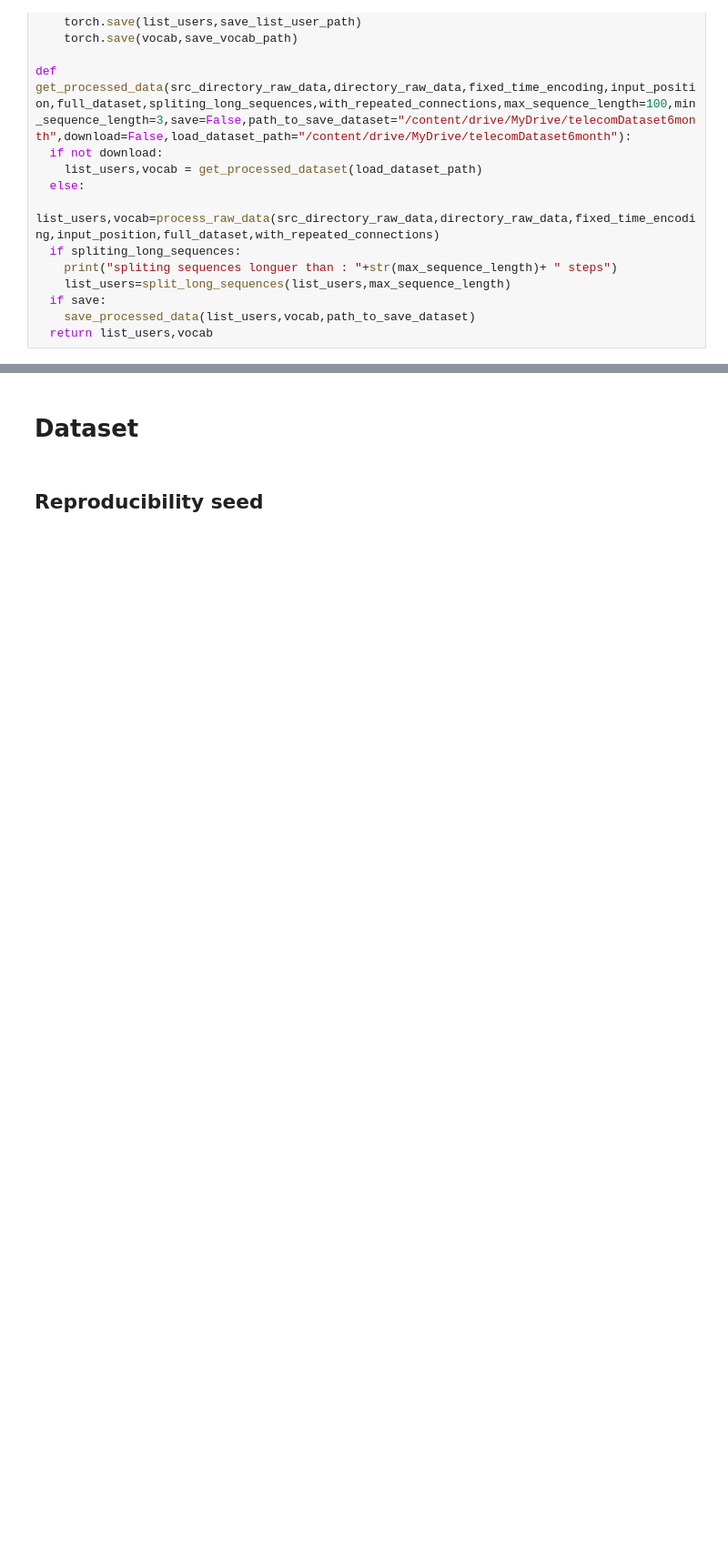
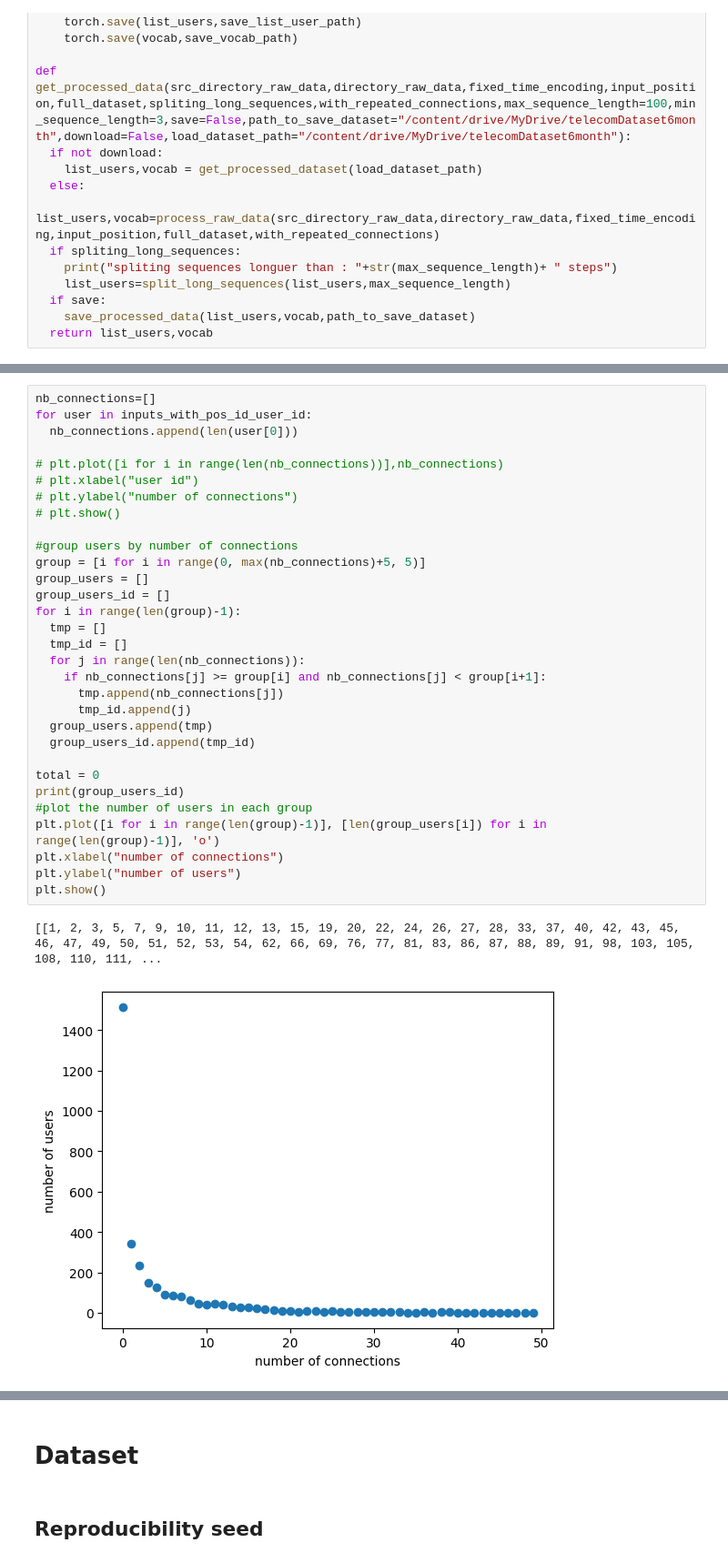
Before and after one commit to briag1/ProjetLong, a Jupyter notebook: Projet_Long_3_dt.ipynb, the cells around one changed output, grey strips where cells are left out. Shown at 91% size. Drawn from its saved outputs; the diff is of its cells as text; blank space fills up the shorter version.

```diff
--- a/Projet_Long_3_dt.ipynb
+++ b/Projet_Long_3_dt.ipynb
@@ -343,0 +504,34 @@ reading dataframe: /content/dataset-telecom/data_6.1~6.30_.xlsx
+# %%
+nb_connections=[]
+for user in inputs_with_pos_id_user_id:
+  nb_connections.append(len(user[0]))
+
+# plt.plot([i for i in range(len(nb_connections))],nb_connections)
+# plt.xlabel("user id")
+# plt.ylabel("number of connections")
+# plt.show()
+
+#group users by number of connections
+group = [i for i in range(0, max(nb_connections)+5, 5)]
+group_users = []
+group_users_id = []
+for i in range(len(group)-1):
+  tmp = []
+  tmp_id = []
+  for j in range(len(nb_connections)):
+    if nb_connections[j] >= group[i] and nb_connections[j] < group[i+1]:
+      tmp.append(nb_connections[j])
+      tmp_id.append(j)
+  group_users.append(tmp)
+  group_users_id.append(tmp_id)
+
+total = 0
+print(group_users_id)
+#plot the number of users in each group
+plt.plot([i for i in range(len(group)-1)], [len(group_users[i]) for i in range(len(group)-1)], 'o')
+plt.xlabel("number of connections")
+plt.ylabel("number of users")
+plt.show()
+# %% [output]
+[[1, 2, 3, 5, 7, 9, 10, 11, 12, 13, 15, 19, 20, 22, 24, 26, 27, 28, 33, 37, 40, 42, 43, 45, 46, 47, 49, 50, 51, 52, 53, 54, 62, 66, 69, 76, 77, 81, 83, 86, 87, 88, 89, 91, 98, 103, 105, 108, 110, 111, ...
+[figure, added]
```
Also changed, not shown: parts of 23 cells of this notebook.
